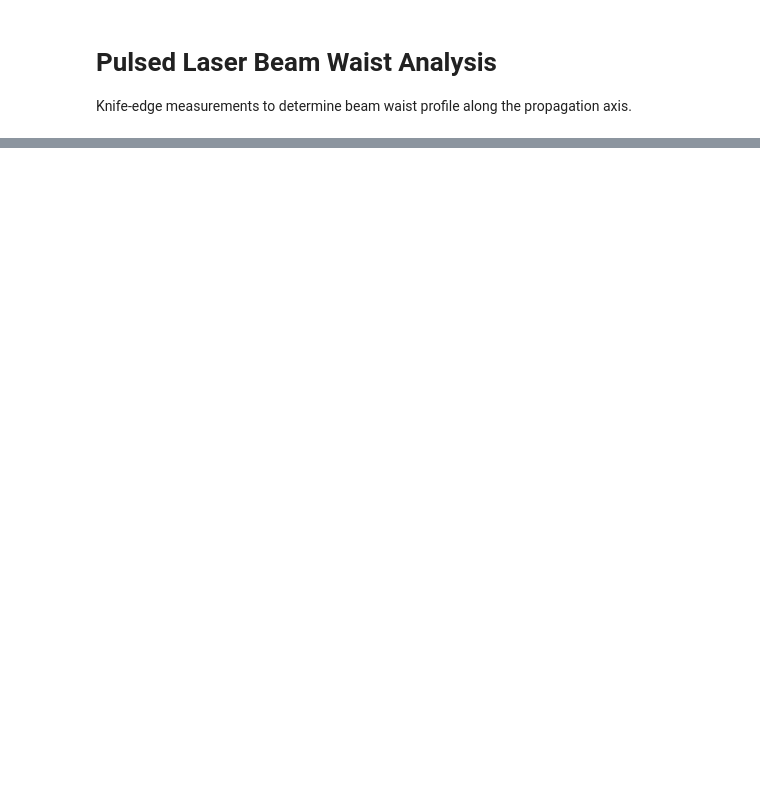
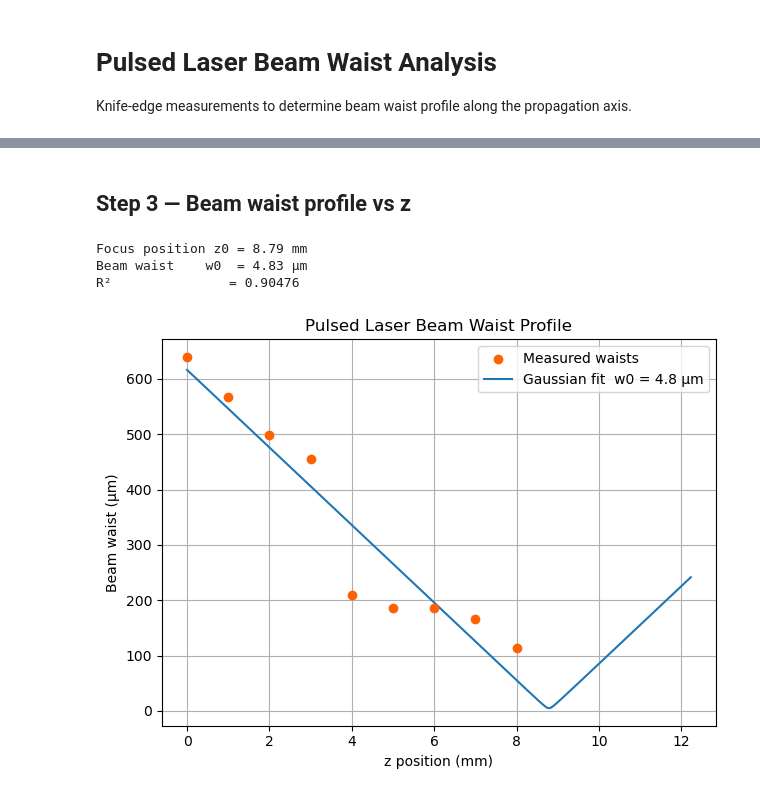
Before and after one commit to BenHSiegel/microspherearray, a Jupyter notebook: pulsed_laser_waist.ipynb, the cells around one changed output, grey strips where cells are left out. Saved outputs shown, nothing was run; the diff lists cells and outputs as text; code cells hidden in the pictures; blank space fills up the shorter version.

```diff
--- a/pulsed_laser_waist.ipynb
+++ b/pulsed_laser_waist.ipynb
@@ -117,0 +106,40 @@ R²                  = 0.98718
+# %% [markdown]
+## Step 3 — Beam waist profile vs z
+# %%
+z_arr = np.array(z_mm_list, dtype=float) * 1e-3   # mm -> m
+w_arr = np.array(waist_um_list, dtype=float) * 1e-6  # µm -> m
+
+def model_fixed_lam(z, z0, w0):
+    return waist_vs_z(z, z0, w0, lam=wavelength)
+
+g0 = [z_arr.mean(), w_arr.min()]
+popt, _ = curve_fit(model_fixed_lam, z_arr, w_arr, p0=g0)
+z0_fit, w0_fit = popt
+
+r2 = r2_score(w_arr, model_fixed_lam(z_arr, *popt))
+print(f"Focus position z0 = {z0_fit*1e3:.2f} mm")
+print(f"Beam waist    w0  = {w0_fit*1e6:.2f} µm")
+print(f"R²               = {r2:.5f}")
+
+# Extend plot range by one Rayleigh range beyond the data on each side
+zr_fit = np.pi * w0_fit**2 / wavelength
+z_plot_min = min(z_arr.min(), z0_fit)# - 50*zr_fit
+z_plot_max = max(z_arr.max(), z0_fit) + 50*zr_fit
+z_fine = np.linspace(z_plot_min, z_plot_max, 500)
+w_fine = model_fixed_lam(z_fine, *popt)
+
+fig, ax = plt.subplots()
+ax.scatter(z_arr * 1e3, w_arr * 1e6, color="#FF6103", label="Measured waists", zorder=5)
+ax.plot(z_fine * 1e3, w_fine * 1e6, label=f"Gaussian fit  w0 = {w0_fit*1e6:.1f} µm")
+ax.set_xlabel("z position (mm)")
+ax.set_ylabel("Beam waist (µm)")
+ax.set_title("Pulsed Laser Beam Waist Profile")
+ax.legend()
+ax.grid(True)
+plt.tight_layout()
+plt.show()
+# %% [output]
+Focus position z0 = 8.79 mm
+Beam waist    w0  = 4.83 µm
+R²               = 0.90476
+[figure, added]
```
Also changed, not shown: parts of 13 cells of this notebook, 1 other file.
